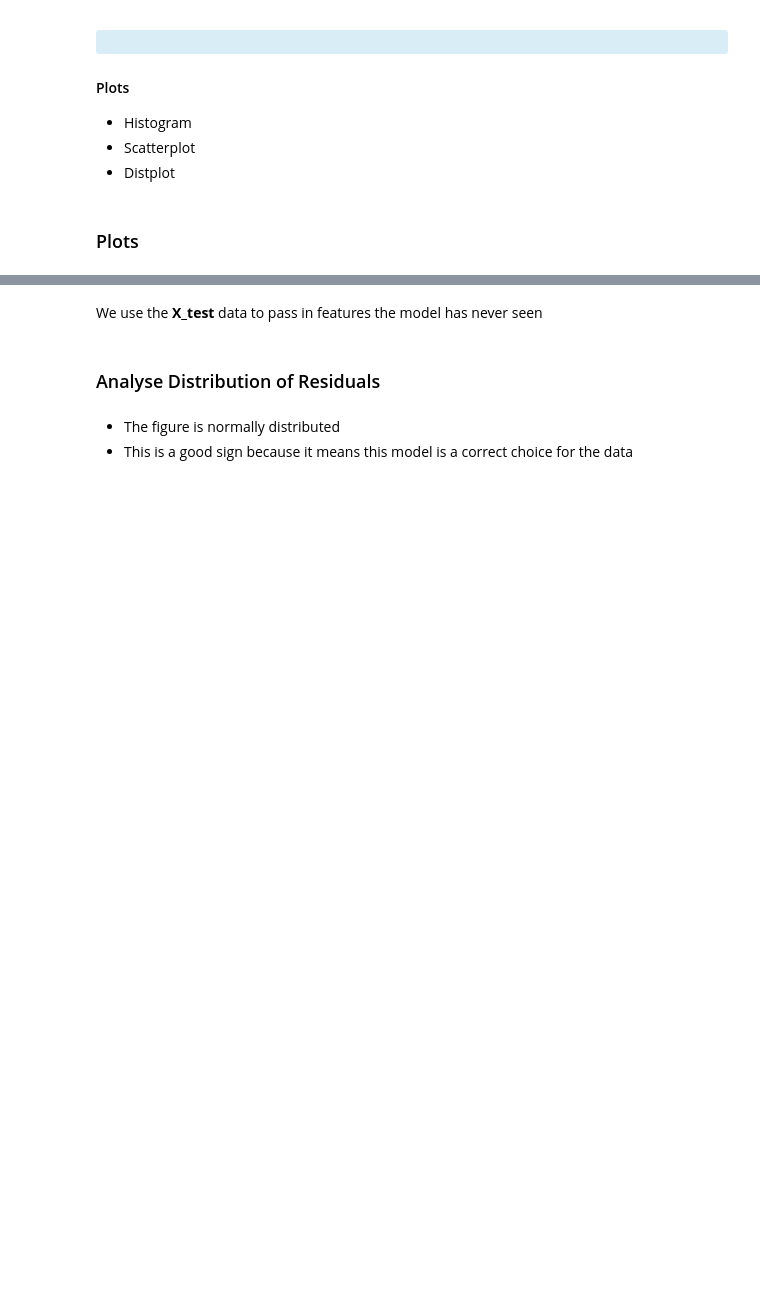
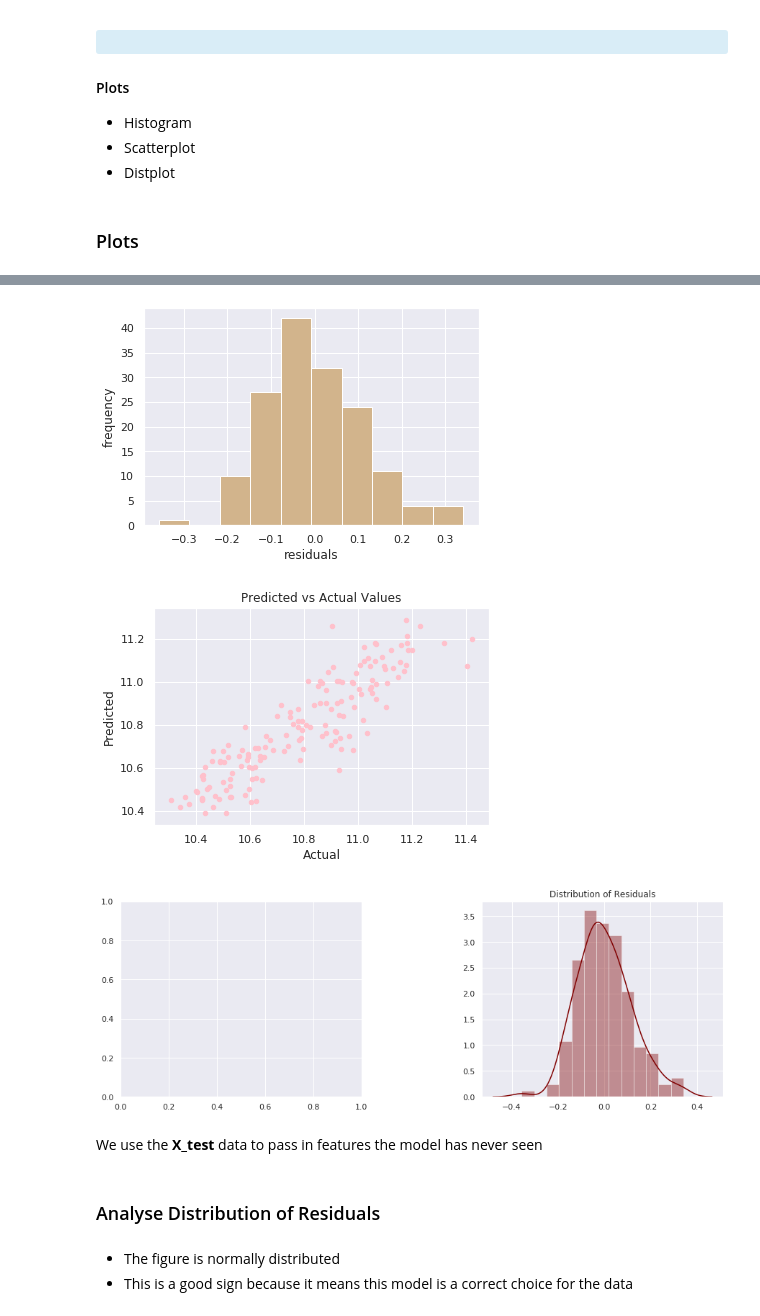
Before and after one commit to MphoKhotleng/OOP_for_DataScience, a Jupyter notebook: OOP_MLR.ipynb, the cells around one changed output, grey strips where cells are left out. Drawn from its saved outputs; the diff is of its cells as text; code cells hidden in the pictures; blank space fills up the shorter version.

```diff
--- a/OOP_MLR.ipynb
+++ b/OOP_MLR.ipynb
@@ -463,3 +452,18 @@ m2_pred = model2.predict(X_test2)
+# %%
+# M O D E L 2
+#Histogram
+model2_hist = Histogram_Plotter(Y_test2, m2_pred)
+model2_hist.plot()
+#Scatter Plot
+model2_scatter = Scatter_Plot(Y_test2, m2_pred)
+model2_scatter.plot()
+#Distplot
+model2_dist = Distplot(Y_test2, m2_pred)
+model2_dist.plot()
+# %% [output]
+[figure, added]
+[figure, added]
+[figure, added]
 # %% [markdown]
 We use the __X_test__ data to pass in features the model has never seen
 # %%
```
Also changed, not shown: parts of 8 cells of this notebook.
